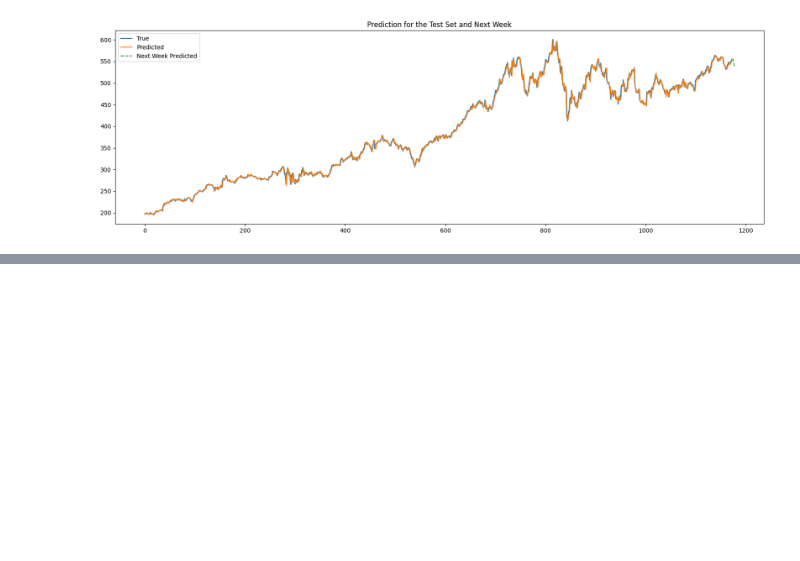
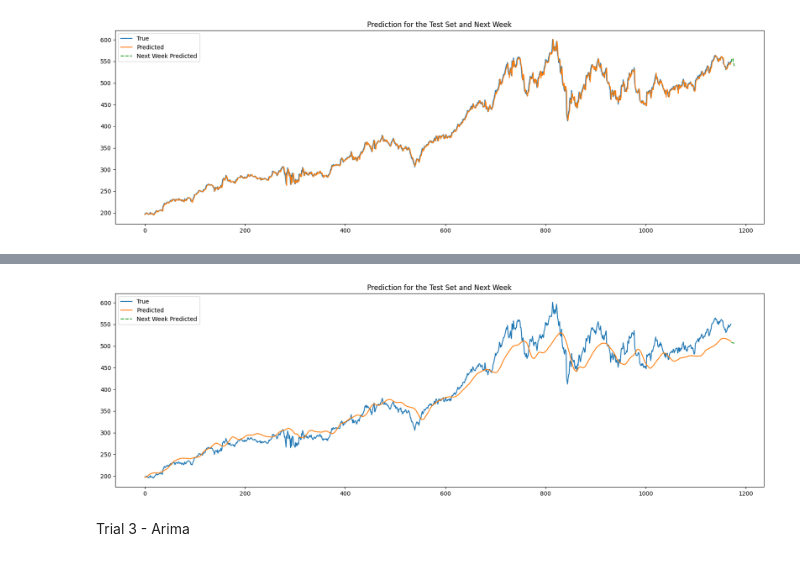
Before and after one commit to vikastrivedi0/Costco-Stock-Price-Prediction, a Jupyter notebook: CostcoStockPredictionLSTM.ipynb, the cells around one changed output, grey strips where cells are left out. Cells and saved outputs as stored; diff of their text form; code cells hidden in the pictures; blank space fills up the shorter version.

Commit message:
Updated the ModAugNet and Arima

```diff
--- a/CostcoStockPredictionLSTM.ipynb
+++ b/CostcoStockPredictionLSTM.ipynb
@@ -358,0 +575,38 @@ Test Score: 6.47 RMSE
+# %%
+trainPredict = model.predict(trainX)
+testPredict = model.predict(testX)
+
+# Invert predictions to original scale
+trainPredict = scaler.inverse_transform(np.c_[trainPredict, np.zeros(trainPredict.shape), np.zeros(trainPredict.shape), np.zeros(trainPredict.shape)])[:,0]
+trainY_original = scaler.inverse_transform(np.c_[trainY, np.zeros(trainY.shape), np.zeros(trainY.shape), np.zeros(trainY.shape)])[:,0]
+testPredict = scaler.inverse_transform(np.c_[testPredict, np.zeros(testPredict.shape), np.zeros(testPredict.shape), np.zeros(testPredict.shape)])[:,0]
+testY_original = scaler.inverse_transform(np.c_[testY, np.zeros(testY.shape), np.zeros(testY.shape), np.zeros(testY.shape)])[:,0]
+
+# Predict for next 7 days
+last_known_data = normalized_data[-look_back:]
+predictions = []
+
+for _ in range(7):
+    prediction = model.predict(last_known_data.reshape(1, look_back, 4))
+    predictions.append(prediction[0][0])
+    new_data_point = np.array([last_known_data[0, 1], last_known_data[0, 2], last_known_data[0, 3], prediction[0][0]]).reshape(1, 4)
+    last_known_data = np.append(last_known_data[1:], new_data_point, axis=0)
+
+next_week_predictions = scaler.inverse_transform(np.c_[predictions, np.zeros(len(predictions)), np.zeros(len(predictions)), np.zeros(len(predictions))])[:,0]
+print(next_week_predictions)
+
+# Calculate RMSE for train and test
+trainScore = np.sqrt(mean_squared_error(trainY_original, trainPredict))
+print('Train Score: %.2f RMSE' % (trainScore))
+testScore = np.sqrt(mean_squared_error(testY_original, testPredict))
+print('Test Score: %.2f RMSE' % (testScore))
+
+# Plotting predictions for the test set and the next week
+plt.figure(figsize=(20, 6))
+plt.plot(np.arange(len(testY_original)), testY_original, label="True")
+plt.plot(np.arange(len(testPredict)), testPredict, label="Predicted")
+plt.plot(np.arange(len(testPredict), len(testPredict) + 7), next_week_predictions, label="Next Week Predicted", linestyle='--')
+plt.legend()
+plt.title("Prediction for the Test Set and Next Week")
+plt.show()
+# %% [output]
@@ -359,3 +626,6 @@ Test Score: 6.47 RMSE
+[figure, added]
+# %% [markdown]
+Trial 3 - Arima
 # %%
 pip install statsmodels pmdarima
 # %% [output]
```
Also changed, not shown: parts of 11 cells of this notebook.
